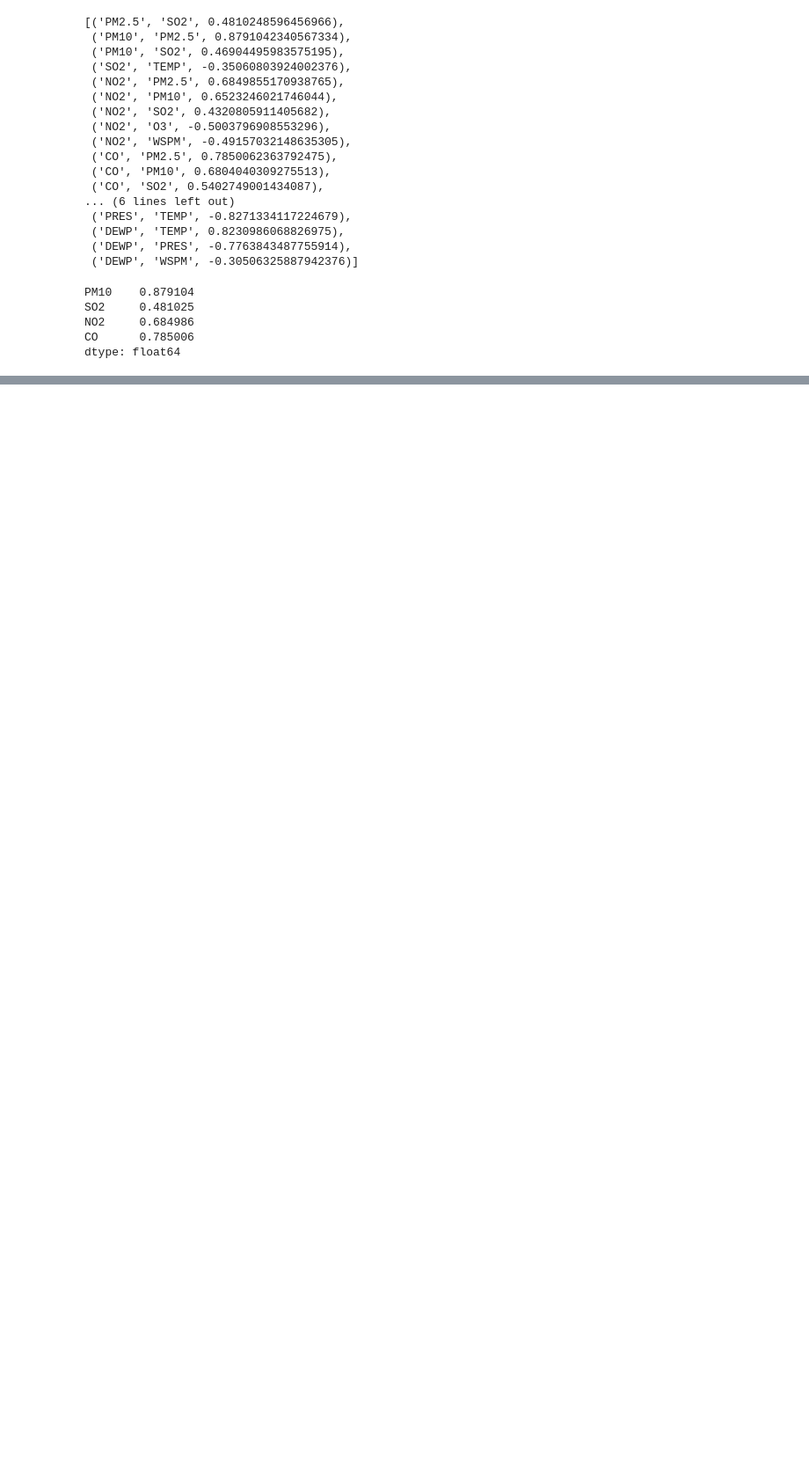
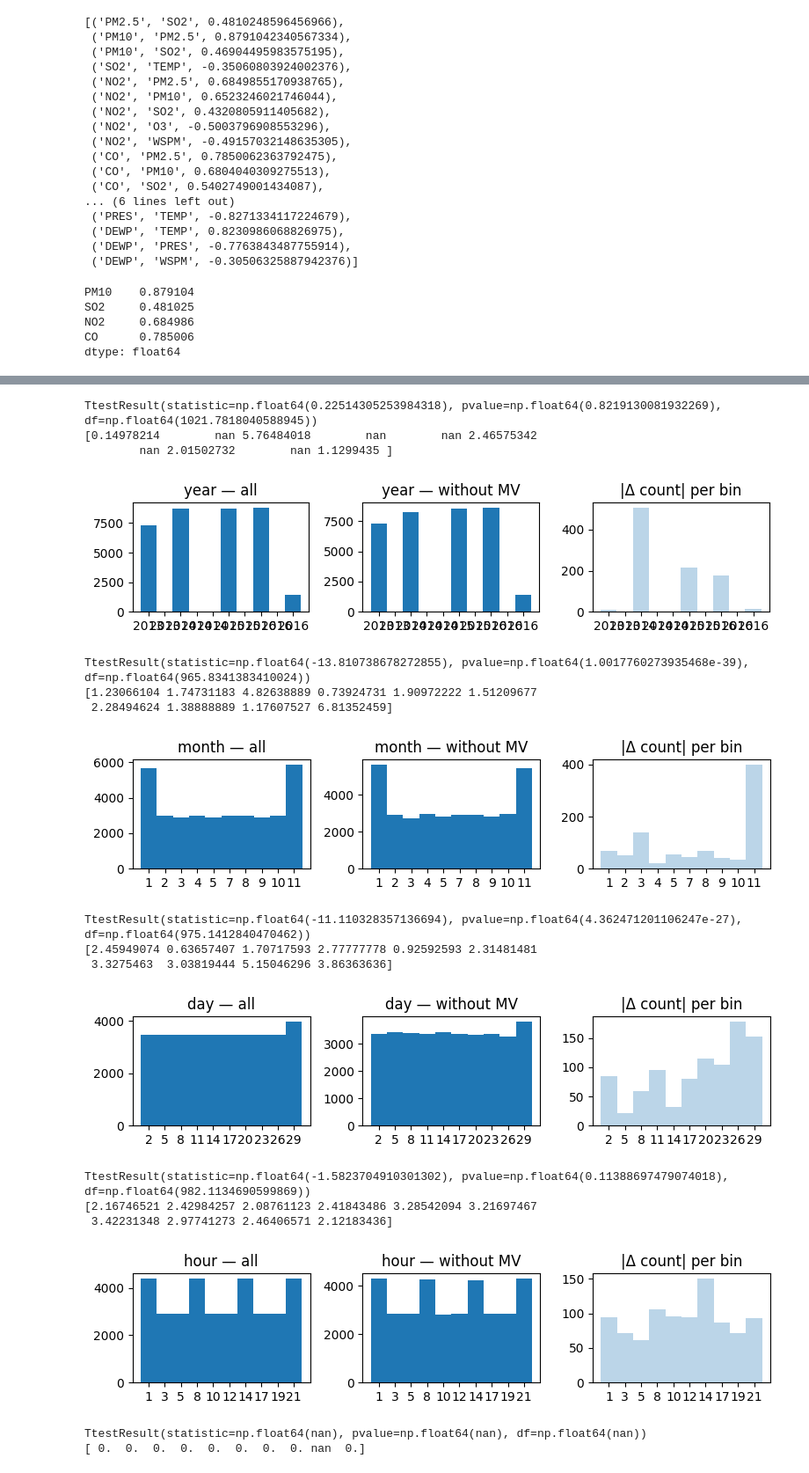
Before and after one commit to perujuice/AirQ_beijing, a Jupyter notebook: model.ipynb, the cells around one changed output, grey strips where cells are left out. Shown at 88% size. Saved outputs shown, nothing was run; the diff lists cells and outputs as text; code cells hidden in the pictures; blank space fills up the shorter version.

Commit message:
adding welch t-test to confirm mcar missingness

```diff
--- a/model.ipynb
+++ b/model.ipynb
@@ -148,14 +149,21 @@ SO2     0.481025
 NO2     0.684986
 CO      0.785006
 dtype: float64
+# %%
+def t_test(group_vector1, group_vector2):
+    equal_var_=np.var(group_vector1,ddof=1)==np.var(group_vector2,ddof=1)
+    res=stats.ttest_ind(group_vector1,group_vector2, equal_var=equal_var_)
+    return res
 # %%
 def diagnose_mv(df, mv_column):
     df_no_null = df[df[mv_column].notnull()]
-
+    df_is_null=df[df[mv_column].isnull()]
     for col in df.columns:
         sAll = pd.to_numeric(df[col], errors='coerce')
         sNonnull = pd.to_numeric(df_no_null[col].dropna(), errors='coerce')
-
+        missing= pd.to_numeric(df_is_null[col].dropna(), errors='coerce')
+        results, p=t_test(sNonnull,missing)
+        print("mcar" if p>0.5 else "not mcar")
         if pd.api.types.is_numeric_dtype(df[col]):
 
             bins = np.histogram_bin_edges(sAll.dropna())
@@ -212,9 +220,9 @@ def diagnose_mv(df, mv_column):
                 print("degree of freedom: ",dof)
                 print("p-value:", p)
             '''
-            print(missingness*100)
+            print("missingness ",missingness*100)
             x = np.arange(len(cats)) # number of categories/ bins
-            print(x)
+
             w = 0.8
 
             fig, axes = plt.subplots(1, 3, figsize=(8, 2))
@@ -235,0 +268,21 @@ def diagnose_mv(df, mv_column):
+# %%
+diagnose_mv(df, 'PM2.5')
+# %% [output]
+TtestResult(statistic=np.float64(0.22514305253984318), pvalue=np.float64(0.8219130081932269), df=np.float64(1021.7818040588945))
+[0.14978214        nan 5.76484018        nan        nan 2.46575342
+        nan 2.01502732        nan 1.1299435 ]
+[figure, added]
+TtestResult(statistic=np.float64(-13.810738678272855), pvalue=np.float64(1.0017760273935468e-39), df=np.float64(965.8341383410024))
+[1.23066104 1.74731183 4.82638889 0.73924731 1.90972222 1.51209677
+ 2.28494624 1.38888889 1.17607527 6.81352459]
+[figure, added]
+TtestResult(statistic=np.float64(-11.110328357136694), pvalue=np.float64(4.362471201106247e-27), df=np.float64(975.1412840470462))
+[2.45949074 0.63657407 1.70717593 2.77777778 0.92592593 2.31481481
+ 3.3275463  3.03819444 5.15046296 3.86363636]
+[figure, added]
+TtestResult(statistic=np.float64(-1.5823704910301302), pvalue=np.float64(0.11388697479074018), df=np.float64(982.1134690599869))
+[2.16746521 2.42984257 2.08761123 2.41843486 3.28542094 3.21697467
+ 3.42231348 2.97741273 2.46406571 2.12183436]
+[figure, added]
+TtestResult(statistic=np.float64(nan), pvalue=np.float64(nan), df=np.float64(nan))
+[ 0.  0.  0.  0.  0.  0.  0.  0. nan  0.]
```
Also changed, not shown: parts of 15 cells of this notebook.
